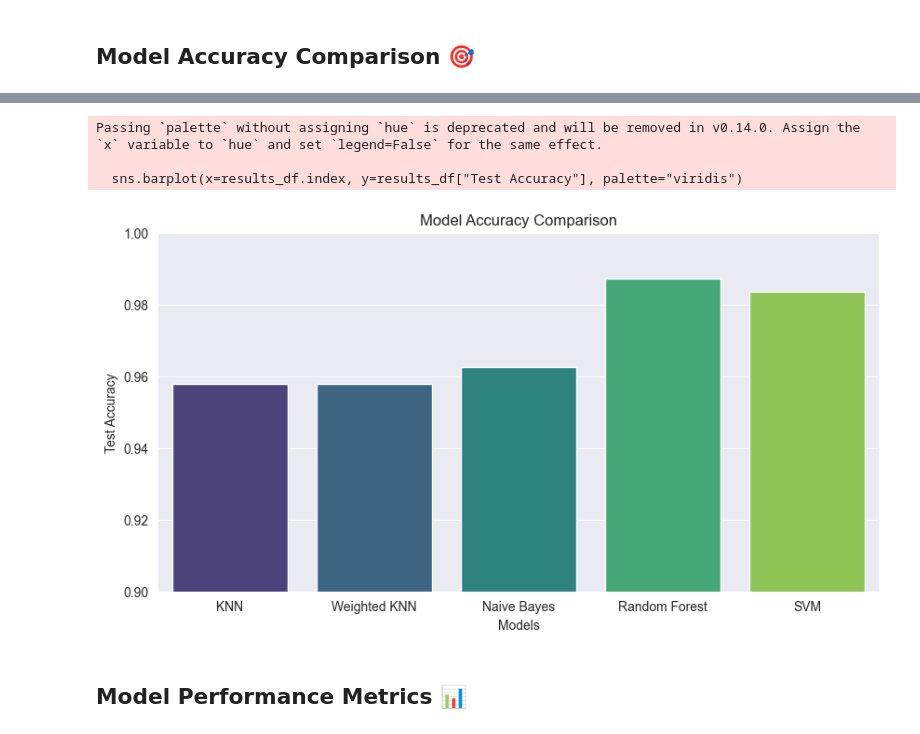
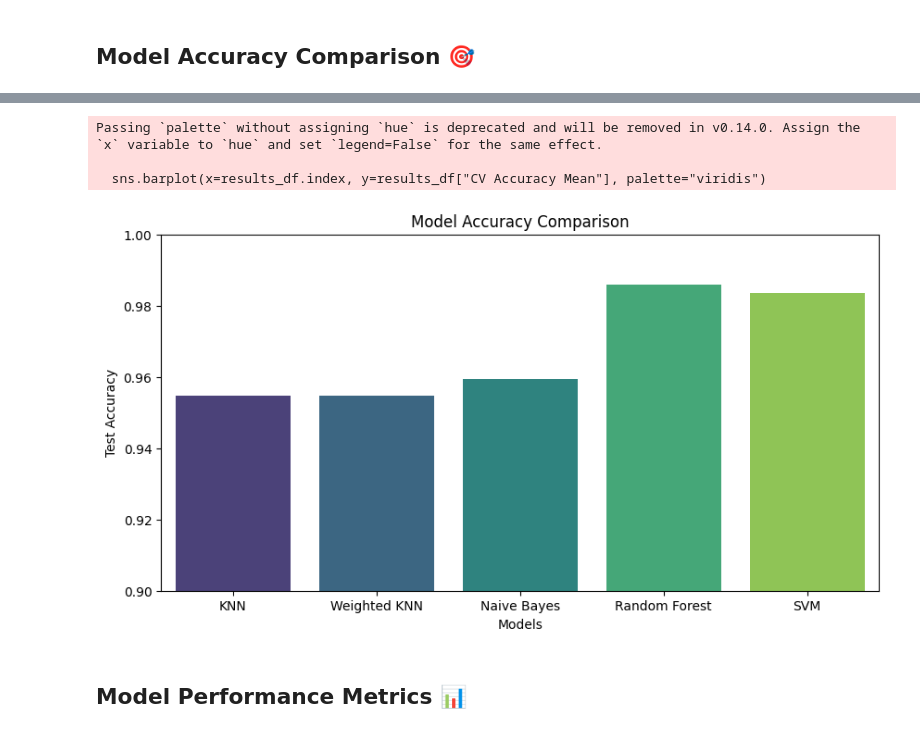
Before and after one commit to merttcetn/ML-PA1, a Jupyter notebook: assignment_1.ipynb, the cells around one changed output, grey strips where cells are left out. Drawn from its saved outputs; the diff is of its cells as text; code cells hidden in the pictures.

```diff
--- a/assignment_1.ipynb
+++ b/assignment_1.ipynb
@@ -897,17 +857,17 @@ SVM: {'kernel': 'linear', 'C': 0.1}
 # %%
 # Accuracy Comparison
 plt.figure(figsize=(10, 5))
-sns.barplot(x=results_df.index, y=results_df["Test Accuracy"], palette="viridis")
+sns.barplot(x=results_df.index, y=results_df["CV Accuracy Mean"], palette="viridis")
 plt.title("Model Accuracy Comparison")
 plt.ylabel("Test Accuracy")
 plt.xlabel("Models")
 plt.ylim(0.9, 1)  # Zoom into accuracy range
 plt.show()
 # %% [output]
 Passing `palette` without assigning `hue` is deprecated and will be removed in v0.14.0. Assign the `x` variable to `hue` and set `legend=False` for the same effect.
 
-  sns.barplot(x=results_df.index, y=results_df["Test Accuracy"], palette="viridis")
+  sns.barplot(x=results_df.index, y=results_df["CV Accuracy Mean"], palette="viridis")
-[figure, old version]
+[figure, new version]
 # %% [markdown]
 ## **Model Performance Metrics 📊**
 # %%
```
Also changed, not shown: parts of 26 cells of this notebook.
